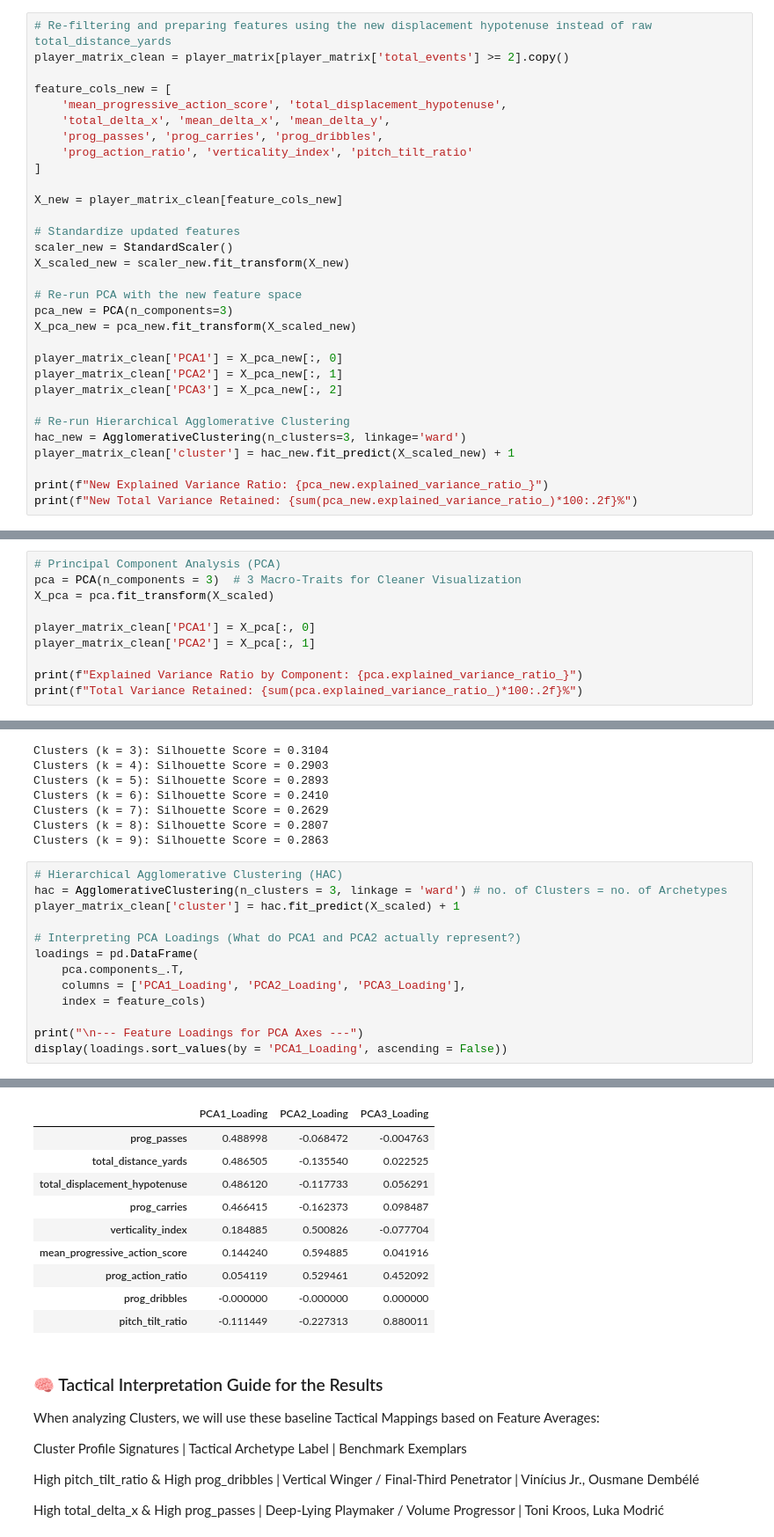
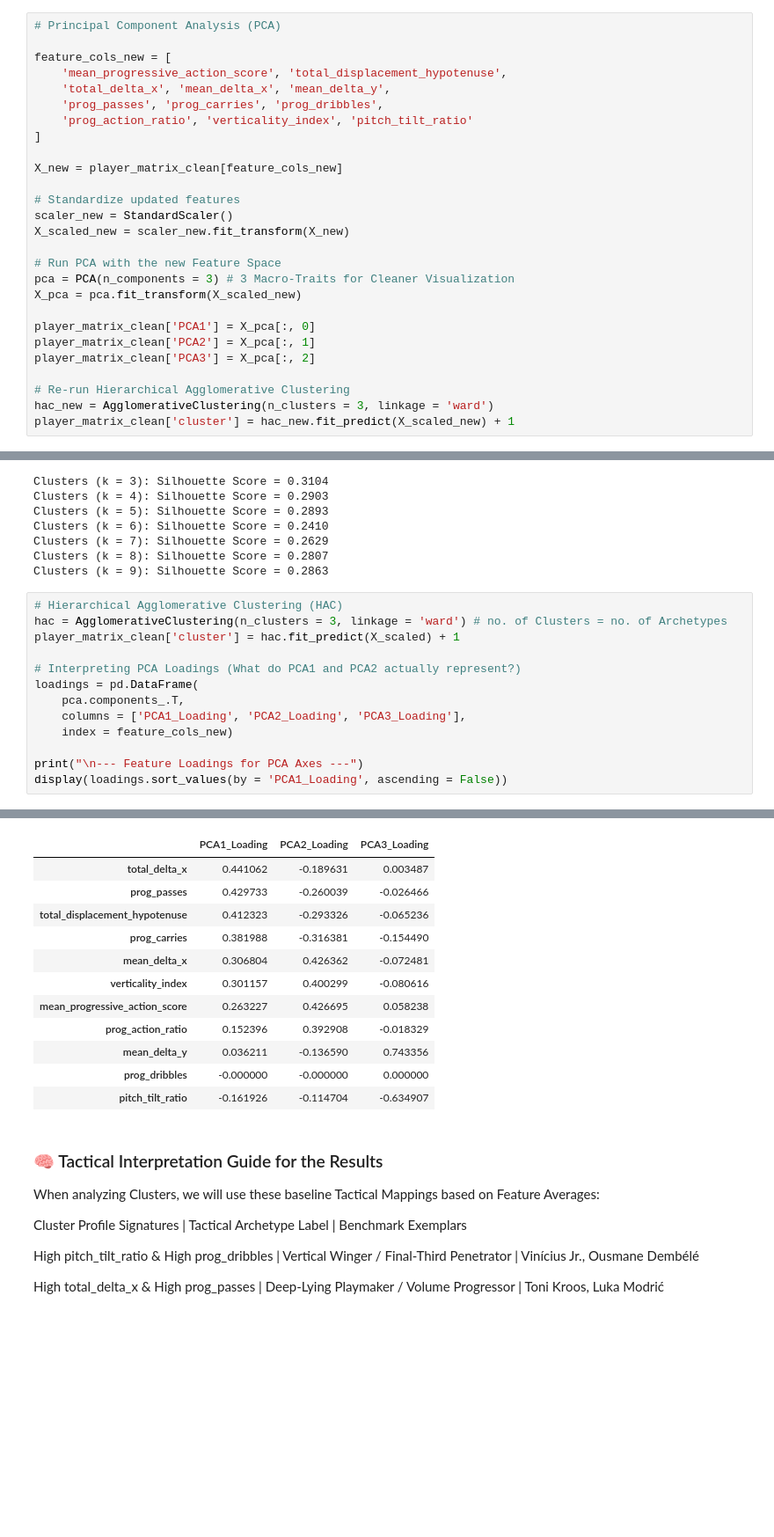
Before and after one commit to alijrizvi/european-football-player-archetypes, a Jupyter notebook: notebooks/04_ml_pca+clustering.ipynb, the cells around one changed output, grey strips where cells are left out. Shown at 88% size. Drawn from its saved outputs; the diff is of its cells as text; blank space fills up the shorter version.

```diff
--- a/notebooks/04_ml_pca+clustering.ipynb
+++ b/notebooks/04_ml_pca+clustering.ipynb
@@ -176,6 +194,5 @@ display(player_matrix[['player', 'total_delta_x', 'total_delta_y', 'total_displa
 # %%
-# Re-filtering and preparing features using the new displacement hypotenuse instead of raw total_distance_yards
-player_matrix_clean = player_matrix[player_matrix['total_events'] >= 2].copy()
+# Principal Component Analysis (PCA)
 
 feature_cols_new = [
     'mean_progressive_action_score', 'total_displacement_hypotenuse',
@@ -190,17 +207,14 @@ X_new = player_matrix_clean[feature_cols_new]
 scaler_new = StandardScaler()
 X_scaled_new = scaler_new.fit_transform(X_new)
 
-# Re-run PCA with the new feature space
-pca_new = PCA(n_components=3)
-X_pca_new = pca_new.fit_transform(X_scaled_new)
+# Run PCA with the new Feature Space
+pca = PCA(n_components = 3) # 3 Macro-Traits for Cleaner Visualization
+X_pca = pca.fit_transform(X_scaled_new)
 
-player_matrix_clean['PCA1'] = X_pca_new[:, 0]
-player_matrix_clean['PCA2'] = X_pca_new[:, 1]
-player_matrix_clean['PCA3'] = X_pca_new[:, 2]
+player_matrix_clean['PCA1'] = X_pca[:, 0]
+player_matrix_clean['PCA2'] = X_pca[:, 1]
+player_matrix_clean['PCA3'] = X_pca[:, 2]
 
 # Re-run Hierarchical Agglomerative Clustering
-hac_new = AgglomerativeClustering(n_clusters=3, linkage='ward')
+hac_new = AgglomerativeClustering(n_clusters = 3, linkage = 'ward')
 player_matrix_clean['cluster'] = hac_new.fit_predict(X_scaled_new) + 1
-
-print(f"New Explained Variance Ratio: {pca_new.explained_variance_ratio_}")
-print(f"New Total Variance Retained: {sum(pca_new.explained_variance_ratio_)*100:.2f}%")
@@ -275,10 +252,0 @@ X_scaled = scaler.fit_transform(X)
-# %%
-# Principal Component Analysis (PCA)
-pca = PCA(n_components = 3)  # 3 Macro-Traits for Cleaner Visualization
-X_pca = pca.fit_transform(X_scaled)
-
-player_matrix_clean['PCA1'] = X_pca[:, 0]
-player_matrix_clean['PCA2'] = X_pca[:, 1]
-
-print(f"Explained Variance Ratio by Component: {pca.explained_variance_ratio_}")
-print(f"Total Variance Retained: {sum(pca.explained_variance_ratio_)*100:.2f}%")
@@ -314,28 +279,30 @@ Clusters (k = 9): Silhouette Score = 0.2863
 # %%
 # Hierarchical Agglomerative Clustering (HAC)
 hac = AgglomerativeClustering(n_clusters = 3, linkage = 'ward') # no. of Clusters = no. of Archetypes
 player_matrix_clean['cluster'] = hac.fit_predict(X_scaled) + 1
 
 # Interpreting PCA Loadings (What do PCA1 and PCA2 actually represent?)
 loadings = pd.DataFrame(
     pca.components_.T,
     columns = ['PCA1_Loading', 'PCA2_Loading', 'PCA3_Loading'],
-    index = feature_cols)
+    index = feature_cols_new)
 
 print("\n--- Feature Loadings for PCA Axes ---")
 display(loadings.sort_values(by = 'PCA1_Loading', ascending = False))
 # %% [output]
 --- Feature Loadings for PCA Axes ---
 |  | PCA1_Loading | PCA2_Loading | PCA3_Loading |
-| prog_passes | 0.488998 | -0.068472 | -0.004763 |
-| total_distance_yards | 0.486505 | -0.135540 | 0.022525 |
-| total_displacement_hypotenuse | 0.486120 | -0.117733 | 0.056291 |
-| prog_carries | 0.466415 | -0.162373 | 0.098487 |
-| verticality_index | 0.184885 | 0.500826 | -0.077704 |
-| mean_progressive_action_score | 0.144240 | 0.594885 | 0.041916 |
-| prog_action_ratio | 0.054119 | 0.529461 | 0.452092 |
+| total_delta_x | 0.441062 | -0.189631 | 0.003487 |
+| prog_passes | 0.429733 | -0.260039 | -0.026466 |
+| total_displacement_hypotenuse | 0.412323 | -0.293326 | -0.065236 |
+| prog_carries | 0.381988 | -0.316381 | -0.154490 |
+| mean_delta_x | 0.306804 | 0.426362 | -0.072481 |
+| verticality_index | 0.301157 | 0.400299 | -0.080616 |
+| mean_progressive_action_score | 0.263227 | 0.426695 | 0.058238 |
+| prog_action_ratio | 0.152396 | 0.392908 | -0.018329 |
+| mean_delta_y | 0.036211 | -0.136590 | 0.743356 |
 | prog_dribbles | -0.000000 | -0.000000 | 0.000000 |
-| pitch_tilt_ratio | -0.111449 | -0.227313 | 0.880011 |
+| pitch_tilt_ratio | -0.161926 | -0.114704 | -0.634907 |
 # %% [markdown]
 ### 🧠 Tactical Interpretation Guide for the Results
 
```
Also changed, not shown: parts of 15 cells of this notebook.
